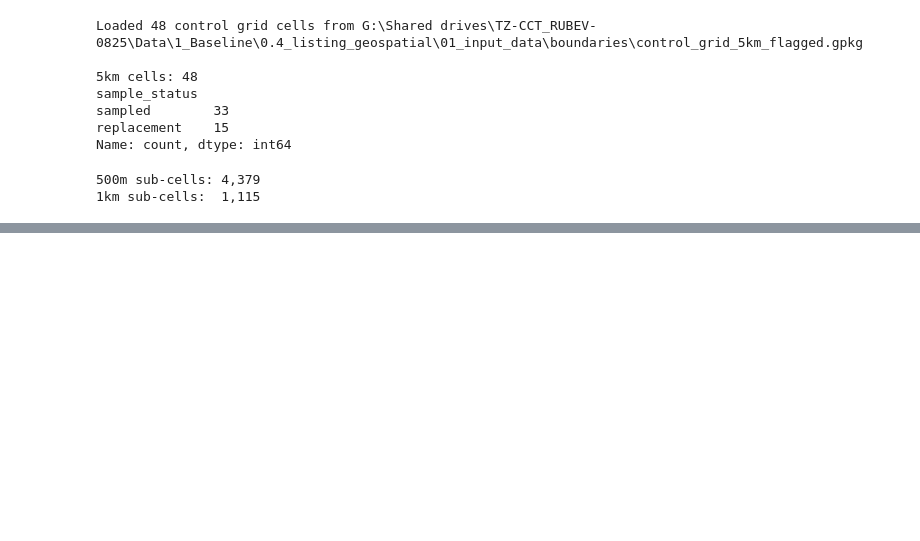
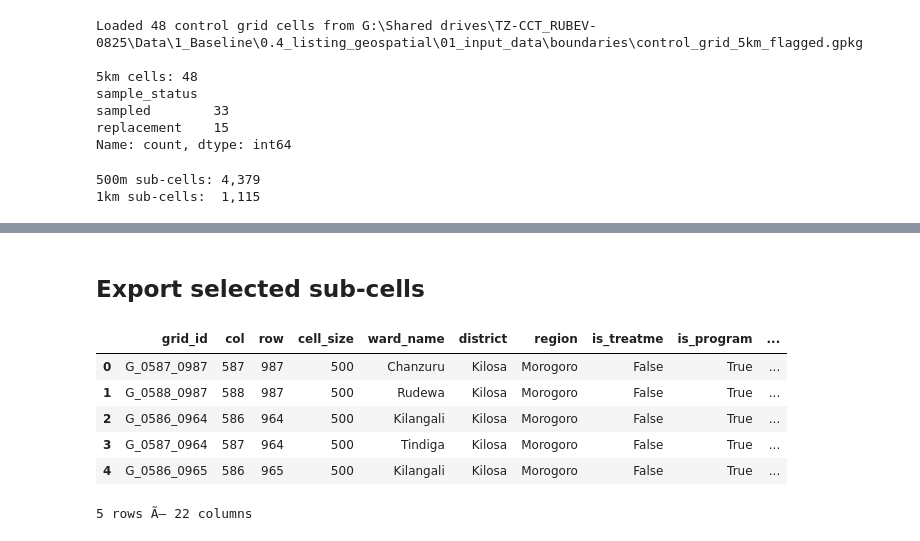
Before and after one commit to riklinssen/listing_geospatial_cct, a Jupyter notebook: notebooks/06_subcell_selection.ipynb, the cells around one changed output, grey strips where cells are left out. Drawn from its saved outputs; the diff is of its cells as text; code cells hidden in the pictures; blank space fills up the shorter version.

Commit message:
from notebooks to data pipeline sampling and download of data

```diff
--- a/notebooks/06_subcell_selection.ipynb
+++ b/notebooks/06_subcell_selection.ipynb
@@ -367,0 +236,53 @@ summary[display_cols].sort_values("total_buildings", ascending=False)
+# %% [markdown]
+## Export selected sub-cells
+# %%
+# Add sample_status from the parent 5km cell
+selected = selected.merge(
+    grid_5km[["id", "sample_status"]].rename(columns={"id": id_5km_col}),
+    on=id_5km_col, how="left",
+)
+
+#remove redondant columns
+selected = selected.drop(columns=["feature_x", "feature_y", "nearest_x", "nearest_y", "distance", "n"], errors="ignore")
+
+# Add centroids (UTM for analysis, lat/lon for field devices)
+selected["centroid_x"] = selected.geometry.centroid.x
+selected["centroid_y"] = selected.geometry.centroid.y
+centroids_wgs84 = selected.geometry.centroid.to_crs(epsg=4326)
+selected["latitude"] = centroids_wgs84.y
+selected["longitude"] = centroids_wgs84.x
+
+# Save to GeoPackage
+output_path = data_dir / "01_input_data" / "boundaries" / "selected_subcells_500m.gpkg"
+selected.to_file(output_path, driver="GPKG")
+print(f"Saved {len(selected)} selected sub-cells to:\n  {output_path}")
+
+# Summary table per 5km cell
+summary = selected.groupby([id_5km_col, "sample_status"]).agg(
+    n_primary=("selection_role", lambda x: (x == "primary").sum()),
+    n_reserve=("selection_role", lambda x: (x == "reserve").sum()),
+    total_buildings=("building_count", "sum"),
+    min_buildings=("building_count", "min"),
+).reset_index()
+
+print(f"\n{'='*60}")
+print("Summary per 5km cell")
+print(f"{'='*60}")
+print(f"Cells with selections: {len(summary)}")
+print(f"Cells without any eligible sub-cell: {len(grid_5km) - len(summary)}")
+print(f"\nTotal primary sub-cells: {summary['n_primary'].sum()}")
+print(f"Total reserve sub-cells: {summary['n_reserve'].sum()}")
+print(f"\nBuilding counts across selected sub-cells:")
+print(selected["building_count"].describe().to_string())
+
+summary
+# %%
+selected.head()
+# %% [output]
+|  | grid_id | col | row | cell_size | ward_name | district | region | is_treatme | is_program | ... |
+| 0 | G_0587_0987 | 587 | 987 | 500 | Chanzuru | Kilosa | Morogoro | False | True | ... |
+| 1 | G_0588_0987 | 588 | 987 | 500 | Rudewa | Kilosa | Morogoro | False | True | ... |
+| 2 | G_0586_0964 | 586 | 964 | 500 | Kilangali | Kilosa | Morogoro | False | True | ... |
+| 3 | G_0587_0964 | 587 | 964 | 500 | Tindiga | Kilosa | Morogoro | False | True | ... |
+| 4 | G_0586_0965 | 586 | 965 | 500 | Kilangali | Kilosa | Morogoro | False | True | ... |
+5 rows Ã— 22 columns
```
Also changed, not shown: parts of 19 cells of this notebook, 3 other files.
